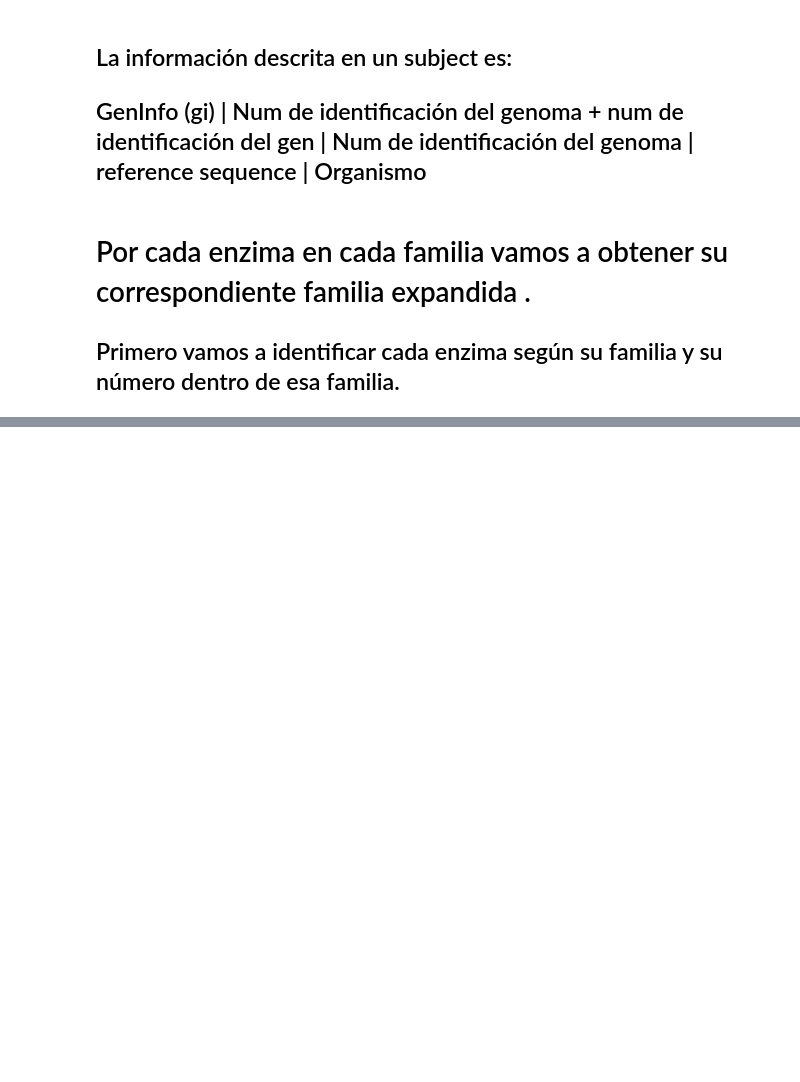
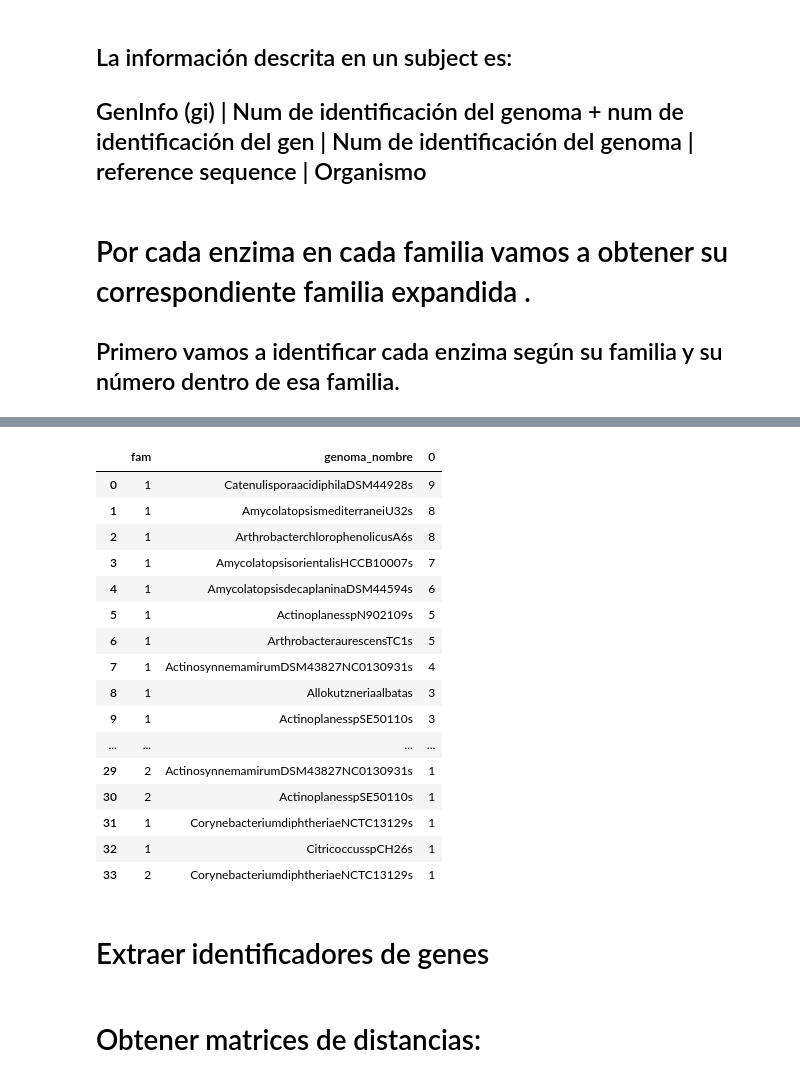
Before and after one commit to CsarMijangos/CsarPos, a Jupyter notebook: Jupyter_notebooks/Obtener_Exp_Fam.ipynb, the cells around one changed output, grey strips where cells are left out. Drawn from its saved outputs; the diff is of its cells as text; code cells hidden in the pictures; blank space fills up the shorter version.

```diff
--- a/Jupyter_notebooks/Obtener_Exp_Fam.ipynb
+++ b/Jupyter_notebooks/Obtener_Exp_Fam.ipynb
@@ -229,18 +260,0 @@ df1[["(fam,seed)", "genomas", "genes"]].groupby(by = ["(fam,seed)", "genomas"]).
-# %%
-def gen_id(data):
-    gen_id_list =[]
-    for x in data["subject"][:]:
-        x_string = x.split("|")
-        x_id = x_string[2]
-        x_name = x_string[-1]
-        x_value = x_id +"|"+ x_name
-        gen_id_list.append(x_value)
-    data["genoma"] = gen_id_list
-    data = pd.DataFrame.reindex(data, columns = ['query','(fam,seed)', 'subject', "genoma",
-           'pc_identity', 'aln_length', 'mismatches', 'gaps_opened',
-           'query_start', 'query_end', 'subject_start', 'subject_end',
-           'e_value', 'bitscore'])
-    return data
-df1 = gen_id(df1)
-
-df1
@@ -270,0 +264,24 @@ df3_1["subject"].value_counts()
+# %%
+DF12 = df1[df1["bitscore"]>=100]
+DF12
+DF12[["fam","genoma_nombre","id_genes"]].drop_duplicates().value_counts(["fam", "genoma_nombre"]).reset_index()
+# %% [output]
+|  | fam | genoma_nombre | 0 |
+| 0 | 1 | CatenulisporaacidiphilaDSM44928s | 9 |
+| 1 | 1 | AmycolatopsismediterraneiU32s | 8 |
+| 2 | 1 | ArthrobacterchlorophenolicusA6s | 8 |
+| 3 | 1 | AmycolatopsisorientalisHCCB10007s | 7 |
+| 4 | 1 | AmycolatopsisdecaplaninaDSM44594s | 6 |
+| 5 | 1 | ActinoplanesspN902109s | 5 |
+| 6 | 1 | ArthrobacteraurescensTC1s | 5 |
+| 7 | 1 | ActinosynnemamirumDSM43827NC0130931s | 4 |
+| 8 | 1 | Allokutzneriaalbatas | 3 |
+| 9 | 1 | ActinoplanesspSE50110s | 3 |
+| ... | ... | ... | ... |
+| 29 | 2 | ActinosynnemamirumDSM43827NC0130931s | 1 |
+| 30 | 2 | ActinoplanesspSE50110s | 1 |
+| 31 | 1 | CorynebacteriumdiphtheriaeNCTC13129s | 1 |
+| 32 | 1 | CitricoccusspCH26s | 1 |
+| 33 | 2 | CorynebacteriumdiphtheriaeNCTC13129s | 1 |
+# %% [markdown]
+# Extraer identificadores de genes
@@ -270,0 +290,2 @@ df3_1["subject"].value_counts()
+# %% [markdown]
+# Obtener matrices de distancias:
```
Also changed, not shown: parts of 35 cells of this notebook.
